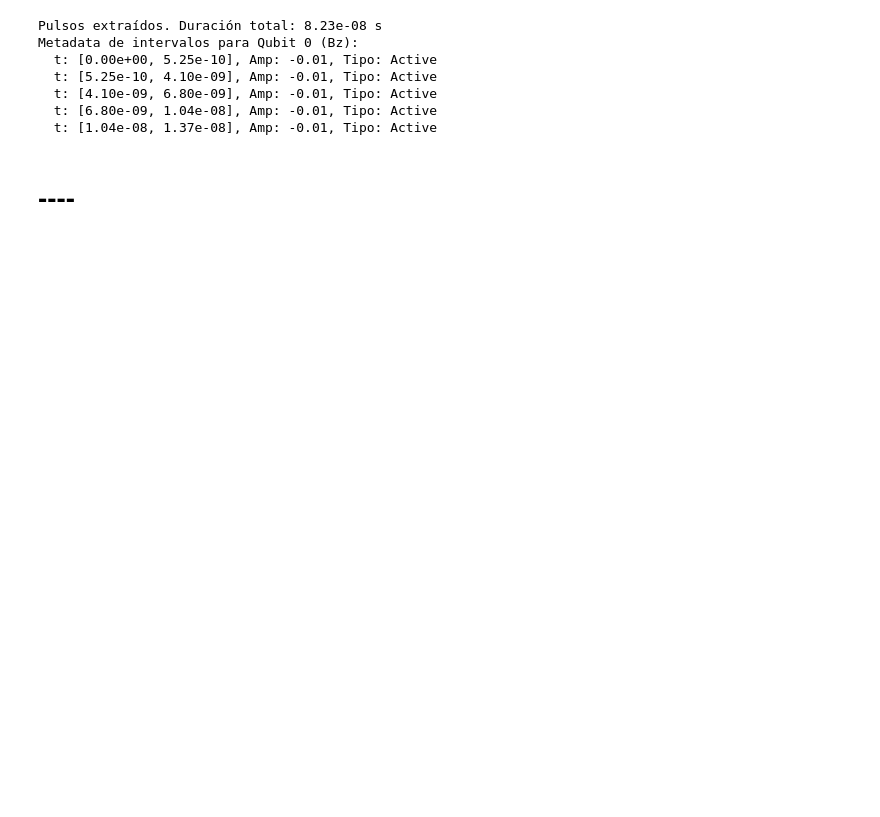
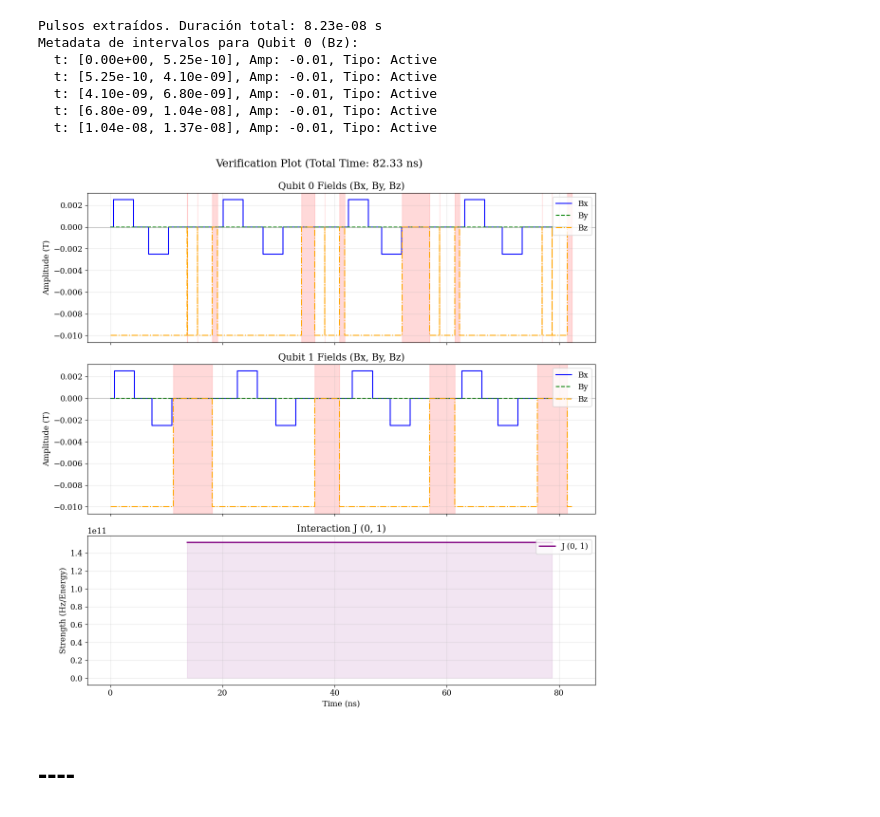
Before and after one commit to 6arlos6/QML_with_spins_using_DRU_algorithm, a Jupyter notebook: test_9_pulse2qpu.ipynb, the cells around one changed output. Cells and saved outputs as stored; diff of their text form; code cells hidden in the pictures; blank space fills up the shorter version.

```diff
--- a/test_9_pulse2qpu.ipynb
+++ b/test_9_pulse2qpu.ipynb
@@ -1196,6 +1164,101 @@ Metadata de intervalos para Qubit 0 (Bz):
   t: [4.10e-09, 6.80e-09], Amp: -0.01, Tipo: Active
   t: [6.80e-09, 1.04e-08], Amp: -0.01, Tipo: Active
   t: [1.04e-08, 1.37e-08], Amp: -0.01, Tipo: Active
+# %%
+def verify_and_plot_data(pulse_data):
+    # Configuración de Subplots
+    n_qubits = len(pulse_data['sites'])
+    n_edges = len(pulse_data['edges'])
+    total_subplots = n_qubits + n_edges
+
+    fig, axes = plt.subplots(total_subplots, 1, figsize=(12, 4 * total_subplots), sharex=True)
+    if total_subplots == 1: axes = [axes] # Asegurar que sea iterable
+
+    # Factor de escala para Tiempo (nanosegundos)
+    time_scale = 1e9
+
+    # -----------------------------------
+    # 1. Graficar Campos por Qubit (Sites)
+    # -----------------------------------
+    for i in range(n_qubits):
+        ax = axes[i]
+        site_data = pulse_data['sites'][i]
+
+        # Iterar sobre tipos de campo (Bx, By, Bz)
+        colors = {'Bx': 'blue', 'By': 'green', 'Bz': 'orange'}
+        styles = {'Bx': '-', 'By': '--', 'Bz': '-.'}
+
+        for field_name, intervals in site_data.items():
+            if not intervals: continue
+
+            # Construir arrays para graficar (Steps rectangulares)
+            times = []
+            amps = []
+
+            for (t0, t1, amp, type_gate) in intervals:
+                # Punto inicial del intervalo
+                times.append(t0 * time_scale)
+                amps.append(amp)
+                # Punto final del intervalo
+                times.append(t1 * time_scale)
+                amps.append(amp)
+
+                # Si es Virtual_I, sombreamos el área
+                if type_gate == 'Virtual_I' and field_name == 'Bz': # Solo sombreamos una vez (usando Bz como referencia)
+                    ax.axvspan(t0 * time_scale, t1 * time_scale, color='red', alpha=0.15, label='_nolegend_')
+
+            # Graficar
+            ax.plot(times, amps, label=f'{field_name}', color=colors.get(field_name, 'black'),
+                    linestyle=styles.get(field_name, '-'), linewidth=1.5)
+
+            # Dibujar línea cero
+            ax.axhline(0, color='gray', linewidth=0.5, alpha=0.5)
+
+        ax.set_title(f'Qubit {i} Fields (Bx, By, Bz)')
+        ax.set_ylabel('Amplitude (T)')
+        ax.legend(loc='upper right')
+        ax.grid(True, alpha=0.3)
+
+    # -----------------------------------
+    # 2. Graficar Interacciones (Edges)
+    # -----------------------------------
+    for j, (pair, edge_data) in enumerate(pulse_data['edges'].items()):
+        ax = axes[n_qubits + j]
+        intervals = edge_data['J']
+
+        times = []
+        amps = []
+
+        # Procesar intervalos de interacción
+        for (t0, t1, amp, type_gate) in intervals:
+            times.append(t0 * time_scale)
+            amps.append(amp)
+            times.append(t1 * time_scale)
+            amps.append(amp)
+
+            # Hack visual: Si el intervalo es muy corto (delta), graficar un punto o línea vertical
+            if (t1 - t0) < 1e-13:
+                ax.plot([(t0+t1)/2 * time_scale], [amp], 'x', color='purple')
+
+        ax.plot(times, amps, label=f'J {pair}', color='purple', linewidth=2)
+        ax.fill_between(times, amps, 0, color='purple', alpha=0.1)
+
+        ax.set_title(f'Interaction J {pair}')
+        ax.set_ylabel('Strength (Hz/Energy)')
+        ax.legend(loc='upper right')
+        ax.grid(True, alpha=0.3)
+
+    # Configuración final
+    plt.xlabel('Time (ns)')
+    plt.suptitle(f"Verification Plot (Total Time: {pulse_data['total_time']*1e9:.2f} ns)", fontsize=16)
+    plt.tight_layout()
+    plt.subplots_adjust(top=0.92) # Espacio para el título principal
+    plt.show()
+
+# Ejecutar la verificación
+verify_and_plot_data(pulse_data)
+# %% [output]
+[figure, added]
 # %% [markdown]
 # ----
 # %%
```
Also changed, not shown: parts of 6 cells of this notebook, 3 other files.
